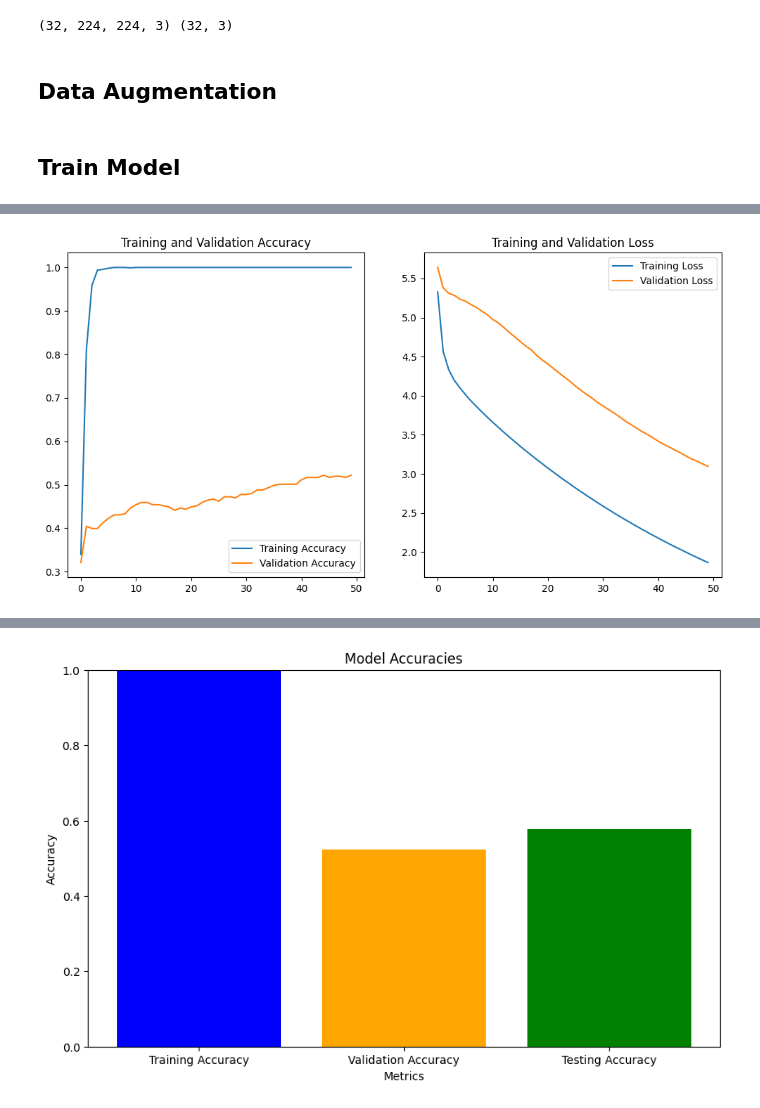
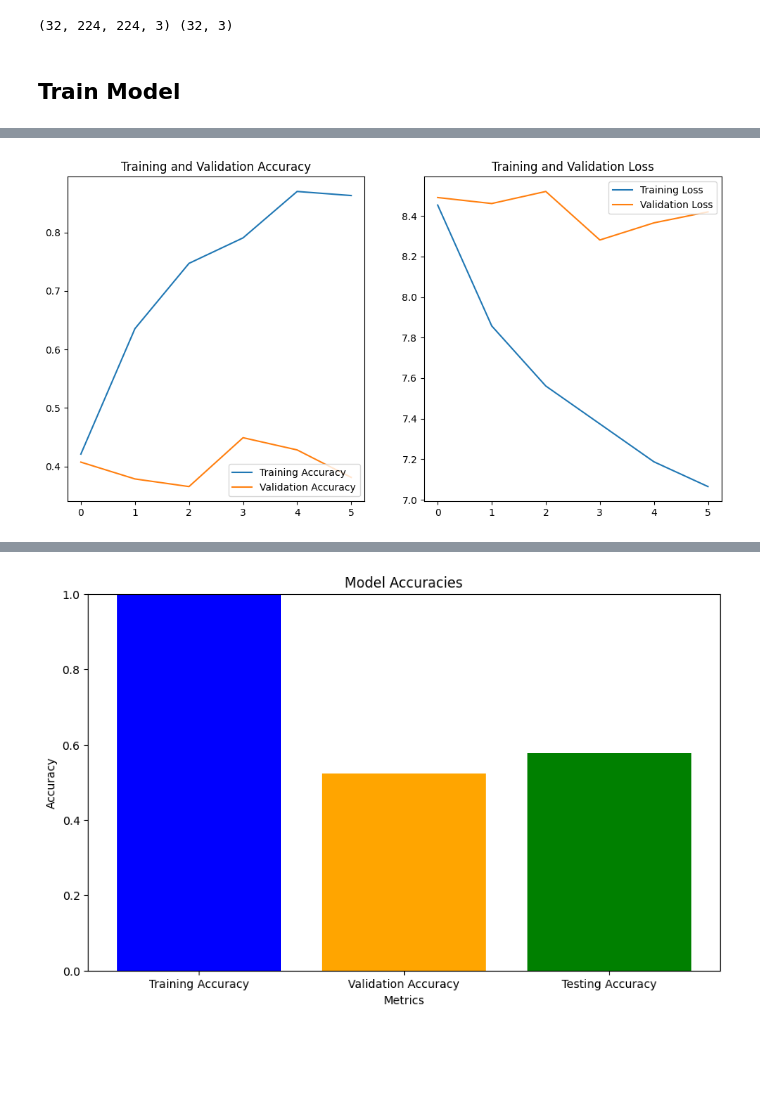
Before and after one commit to Bangkit-C242-PS177/ML, a Jupyter notebook: skin_type.ipynb, the cells around one changed output, grey strips where cells are left out. Drawn from its saved outputs; the diff is of its cells as text; code cells hidden in the pictures; blank space fills up the shorter version.

```diff
--- a/skin_type.ipynb
+++ b/skin_type.ipynb
@@ -118,3 +141,11 @@ WARNING:absl:You use TensorFlow DType <dtype: 'float32'> in tfds.features This w
+# %%
+def augment_image(image, label):
+    image = tf.image.resize(image, (224, 224))
+    image = tf.image.random_flip_left_right(image)
+    image = tf.image.random_flip_up_down(image)
+    image = tf.image.random_brightness(image, max_delta=0.1)
+    image = tf.image.random_contrast(image, lower=0.9, upper=1.1)
+    return image, label
 # %%
 # Memuat dataset yang sudah diproses
 ds_train = tfds.load('skin_type_dataset', split='train', data_dir=datasets_path)
@@ -157,10 +184,10 @@ x = GlobalAveragePooling2D()(x)
 # x = BatchNormalization()(x)
 # x = ReLU()(x)  # ReLU activation setelah batch normalization
 # x = Dropout(0.4)(x)
-x = Dense(256, kernel_regularizer=l2(0.01))(x)
+x = Dense(512, kernel_regularizer=l2(0.01))(x)
 x = BatchNormalization()(x)
 x = ReLU()(x)  # ReLU activation setelah batch normalization
-x = Dropout(0.2)(x)
+x = Dropout(0.5)(x)
 outputs = Dense(3, activation='softmax', kernel_regularizer=l2(0.01))(x)  # Menggunakan softmax untuk multi-class classification
 
 # Membuat model akhir
@@ -168,7 +195,7 @@ model = Model(inputs=base_model.input, outputs=outputs)
 
 
 # Menyesuaikan optimizer dan learning rate
-optimizer = tf.keras.optimizers.SGD(learning_rate=0.002, momentum=0.9)
+optimizer = tf.keras.optimizers.SGD(learning_rate=0.001, momentum=0.9)
 # Compiling the model
 model.compile(optimizer=optimizer, loss='categorical_crossentropy', metrics=['accuracy'])
 # %%
@@ -190,31 +217,10 @@ for image, label in ds_train.take(1):
     print(image.shape, label.shape)  # Pastikan gambar memiliki shape (32, 224, 224, 3)
 # %% [output]
 (32, 224, 224, 3) (32, 3)
-# %% [markdown]
-## Data Augmentation
-# %%
-# Fungsi untuk augmentasi data
-def augment(image, label):
-    image = tf.image.random_flip_left_right(image)
-    image = tf.image.random_flip_up_down(image)
-    image = tf.image.random_brightness(image, max_delta=0.3)
-    image = tf.image.random_contrast(image, lower=0.8, upper=1.2)
-    return image, label
-
-# Menyiapkan dataset dengan augmentasi
-ds_train = ds_train.map(preprocess, num_parallel_calls=tf.data.experimental.AUTOTUNE)
-ds_train = ds_train.map(lambda image, label: augment(image, label), num_parallel_calls=tf.data.experimental.AUTOTUNE)
-ds_train = ds_train.batch(32).prefetch(tf.data.experimental.AUTOTUNE)
-
-ds_val = ds_val.map(preprocess, num_parallel_calls=tf.data.experimental.AUTOTUNE)
-ds_val = ds_val.batch(32).prefetch(tf.data.experimental.AUTOTUNE)
-
-ds_test = ds_test.map(preprocess, num_parallel_calls=tf.data.experimental.AUTOTUNE)
-ds_test = ds_test.batch(32).prefetch(tf.data.experimental.AUTOTUNE)
 # %% [markdown]
 ## Train Model
 # %%
-class_weight = {0: 1.4, 1: 0.45, 2: 0.85}  # Sesuaikan bobot berdasarkan kinerja kelas
+class_weight = {0: 1.4, 1: 0.45, 2: 1.1}  # Sesuaikan bobot berdasarkan kinerja kelas
 
 # Melatih model dan mencatat hasil pelatihan dalam objek `history`
 history = model.fit(
@@ -272 +273 @@ Epoch 50/50
-[figure, old version]
+[figure, new version]
```
Also changed, not shown: parts of 5 cells of this notebook, 5 other files.
